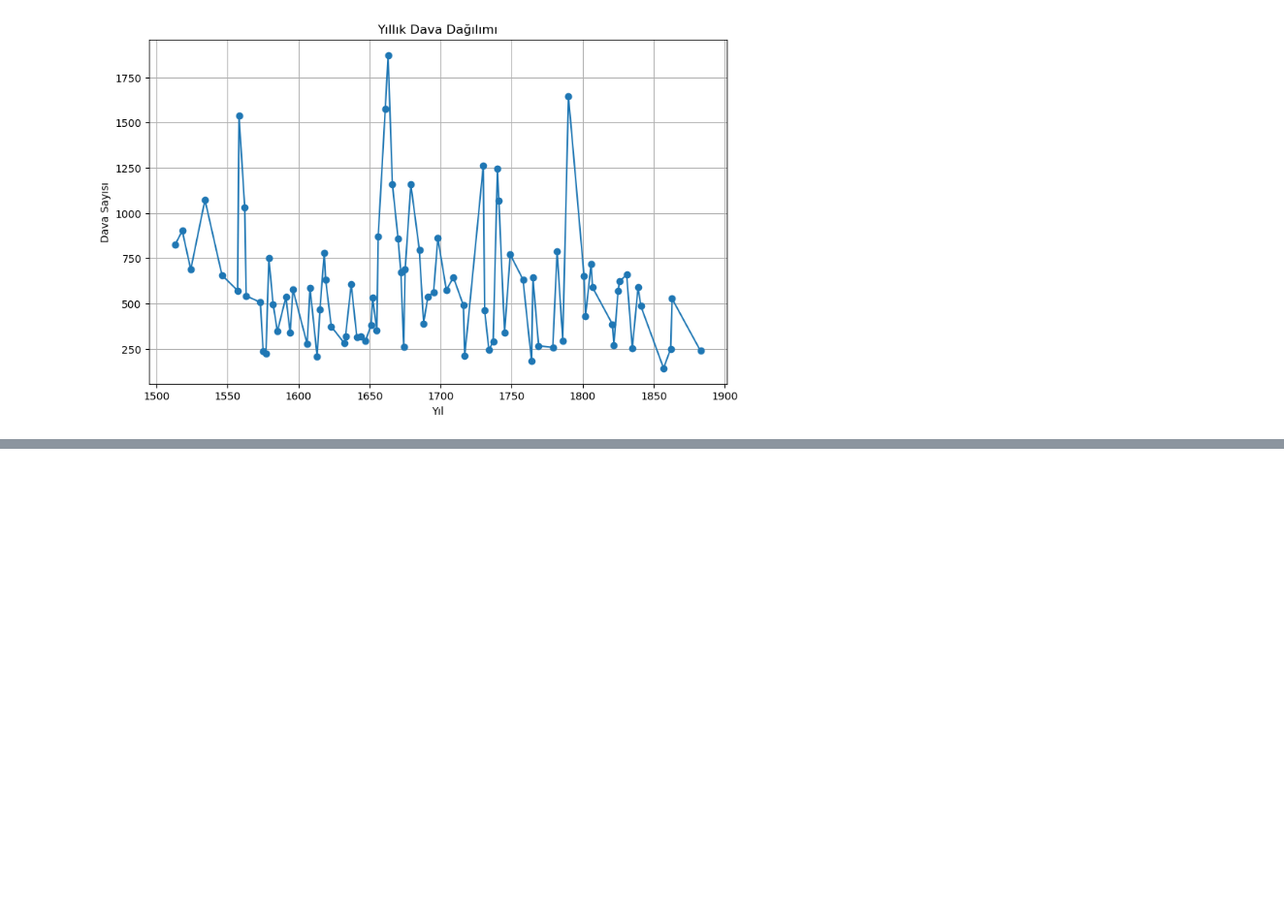
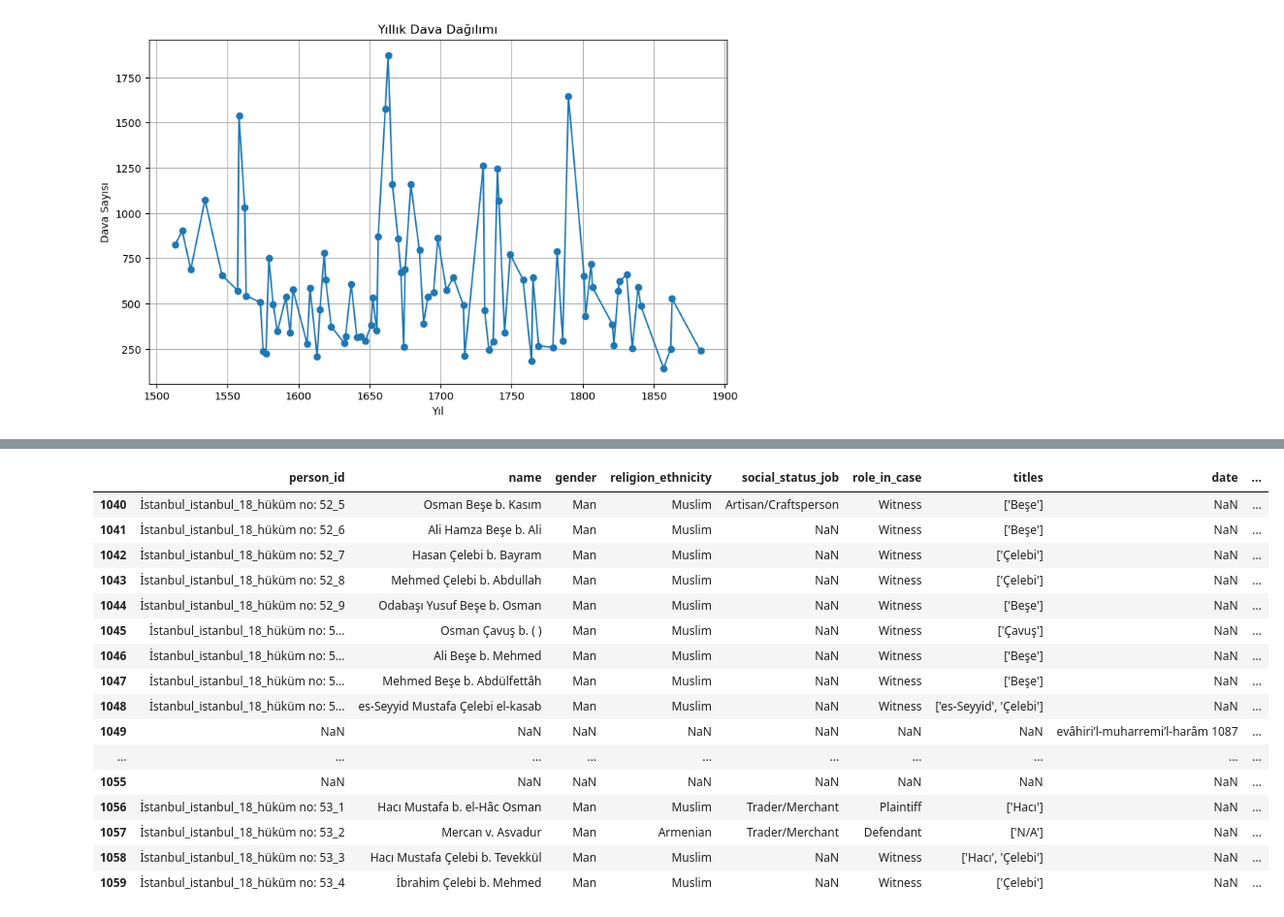
Before and after one commit to yuksekyusuf/Sufism-and-Urban-Religiosity, a Jupyter notebook: Untitled.ipynb, the cells around one changed output, grey strips where cells are left out. Shown at 97% size. Saved outputs shown, nothing was run; the diff lists cells and outputs as text; code cells hidden in the pictures; blank space fills up the shorter version.

```diff
--- a/Untitled.ipynb
+++ b/Untitled.ipynb
@@ -108,0 +179,28 @@ plt.show()
+# %%
+
+project_root = Path().absolute().parent
+csv_path = os.path.join('results', 'ner_results_istanbul18.csv')
+
+csv_path2 = os.path.join('results', 'processed_results_Rumeli Sadâreti Mahkemesi_106.csv')
+# Read the CSV
+df = pd.read_csv(csv_path)
+df2 = pd.read_csv(csv_path2)
+df.iloc[1040:1060]
+# %% [output]
+|  | person_id | name | gender | religion_ethnicity | social_status_job | role_in_case | titles | date | ... |
+| 1040 | İstanbul_i̇stanbul_18_hüküm no: 52_5 | Osman Beşe b. Kasım | Man | Muslim | Artisan/Craftsperson | Witness | ['Beşe'] | NaN | ... |
+| 1041 | İstanbul_i̇stanbul_18_hüküm no: 52_6 | Ali Hamza Beşe b. Ali | Man | Muslim | NaN | Witness | ['Beşe'] | NaN | ... |
+| 1042 | İstanbul_i̇stanbul_18_hüküm no: 52_7 | Hasan Çelebi b. Bayram | Man | Muslim | NaN | Witness | ['Çelebi'] | NaN | ... |
+| 1043 | İstanbul_i̇stanbul_18_hüküm no: 52_8 | Mehmed Çelebi b. Abdullah | Man | Muslim | NaN | Witness | ['Çelebi'] | NaN | ... |
+| 1044 | İstanbul_i̇stanbul_18_hüküm no: 52_9 | Odabaşı Yusuf Beşe b. Osman | Man | Muslim | NaN | Witness | ['Beşe'] | NaN | ... |
+| 1045 | İstanbul_i̇stanbul_18_hüküm no: 5... | Osman Çavuş b. ( ) | Man | Muslim | NaN | Witness | ['Çavuş'] | NaN | ... |
+| 1046 | İstanbul_i̇stanbul_18_hüküm no: 5... | Ali Beşe b. Mehmed | Man | Muslim | NaN | Witness | ['Beşe'] | NaN | ... |
+| 1047 | İstanbul_i̇stanbul_18_hüküm no: 5... | Mehmed Beşe b. Abdülfettâh | Man | Muslim | NaN | Witness | ['Beşe'] | NaN | ... |
+| 1048 | İstanbul_i̇stanbul_18_hüküm no: 5... | es-Seyyid Mustafa Çelebi el-kasab | Man | Muslim | NaN | Witness | ['es-Seyyid', 'Çelebi'] | NaN | ... |
+| 1049 | NaN | NaN | NaN | NaN | NaN | NaN | NaN | evâhiri’l-muharremi’l-harâm 1087 | ... |
+| ... | ... | ... | ... | ... | ... | ... | ... | ... | ... |
+| 1055 | NaN | NaN | NaN | NaN | NaN | NaN | NaN | NaN | ... |
+| 1056 | İstanbul_i̇stanbul_18_hüküm no: 53_1 | Hacı Mustafa b. el-Hâc Osman | Man | Muslim | Trader/Merchant | Plaintiff | ['Hacı'] | NaN | ... |
+| 1057 | İstanbul_i̇stanbul_18_hüküm no: 53_2 | Mercan v. Asvadur | Man | Armenian | Trader/Merchant | Defendant | ['N/A'] | NaN | ... |
+| 1058 | İstanbul_i̇stanbul_18_hüküm no: 53_3 | Hacı Mustafa Çelebi b. Tevekkül | Man | Muslim | NaN | Witness | ['Hacı', 'Çelebi'] | NaN | ... |
+| 1059 | İstanbul_i̇stanbul_18_hüküm no: 53_4 | İbrahim Çelebi b. Mehmed | Man | Muslim | NaN | Witness | ['Çelebi'] | NaN | ... |
```
Also changed, not shown: parts of 8 cells of this notebook, 15 other files.
